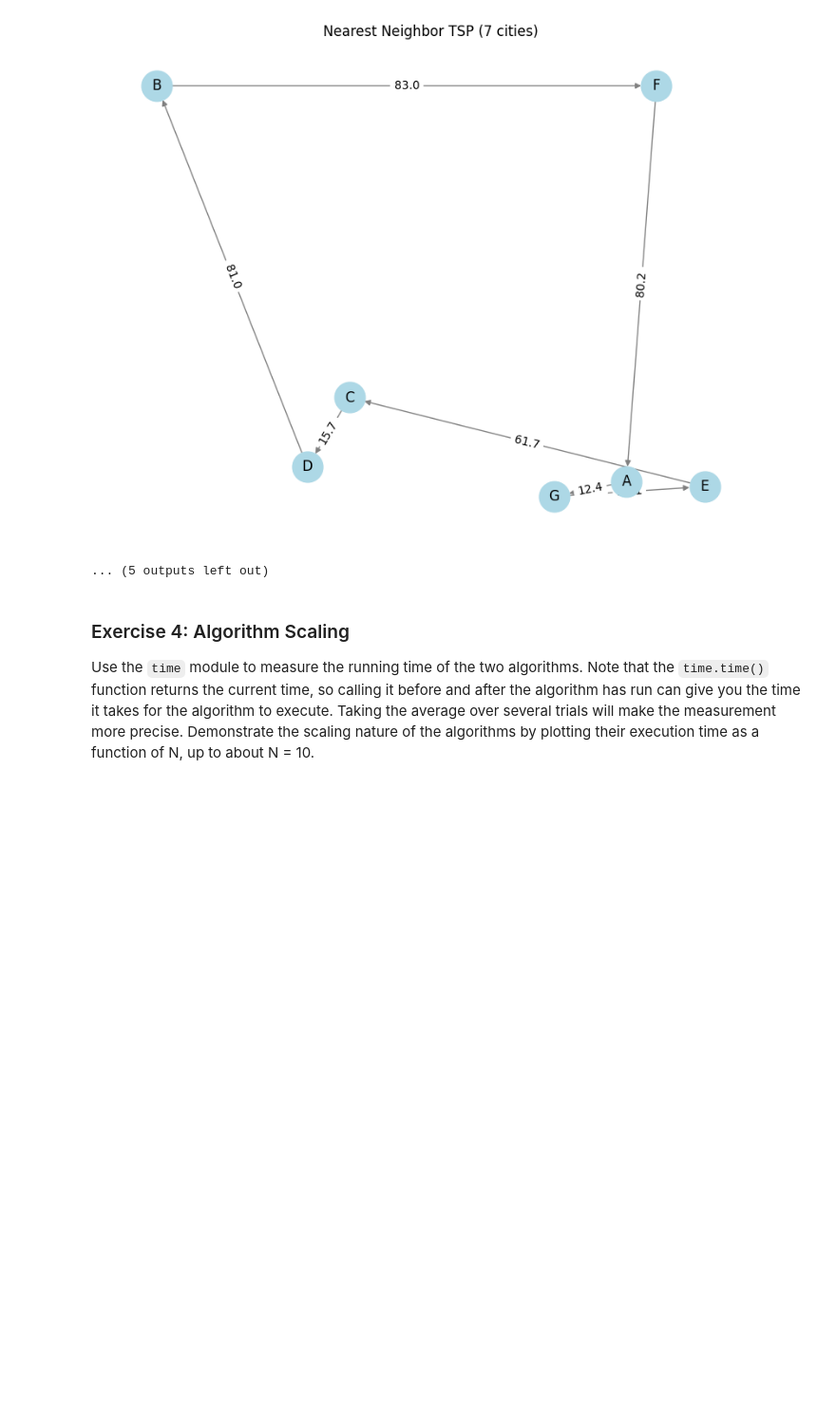
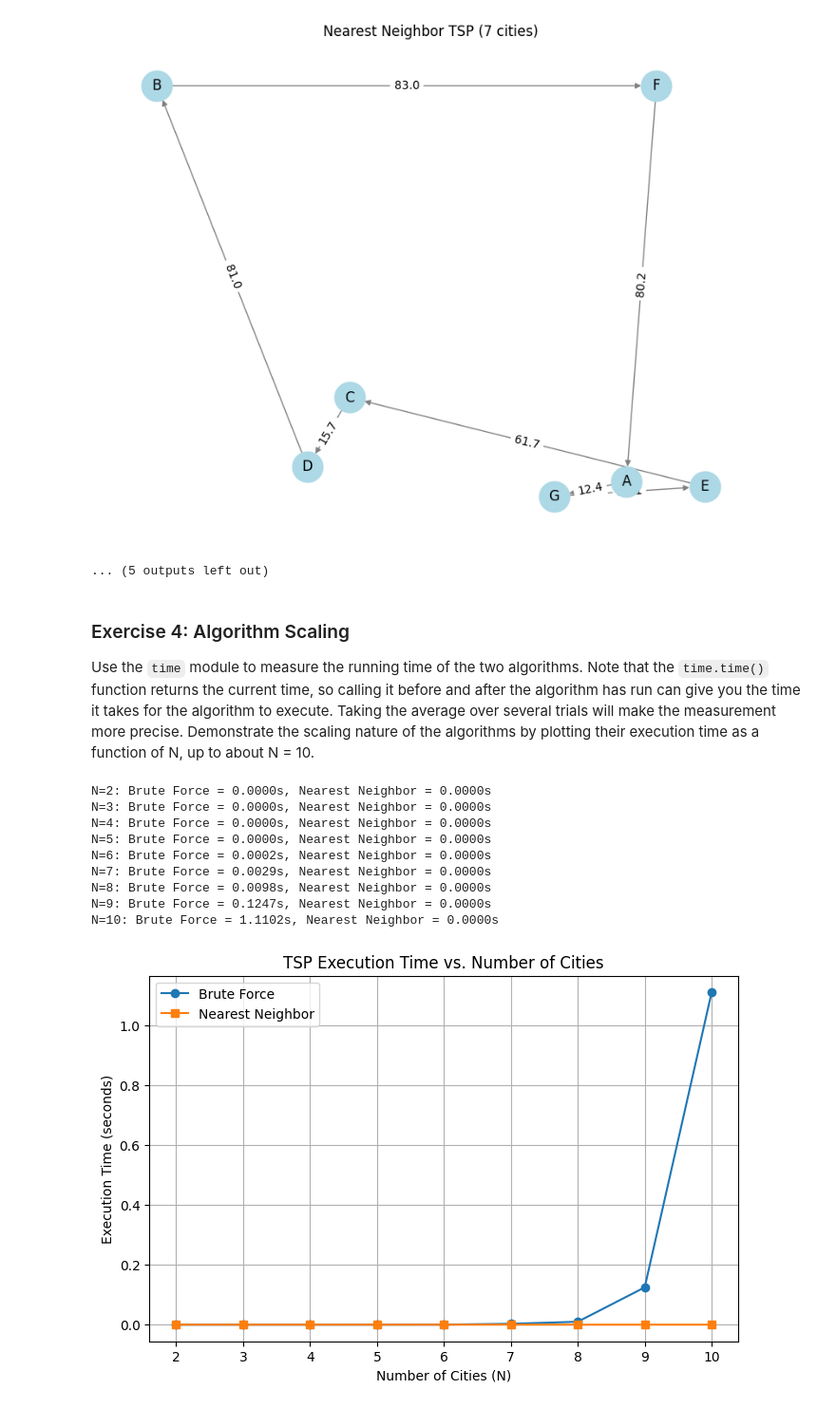
Before and after one commit to Jasn001/COMP_215, a Jupyter notebook: labs/lab05_scaling.ipynb, the cells around one changed output. Shown: that part at 95% size. Cells and saved outputs as stored; diff of their text form; code cells hidden in the pictures; blank space fills up the shorter version.

```diff
--- a/labs/lab05_scaling.ipynb
+++ b/labs/lab05_scaling.ipynb
@@ -257,0 +256,50 @@ Use the `time` module to measure the running time of the two algorithms.  Note t
+# %%
+def measure_time(func, *args, trials=5):
+    '''Measures the average execution time of a function over multiple trials'''
+    times = []
+    for _ in range(trials):
+        start_time = time.time()
+        func(*args)
+        end_time = time.time()
+        times.append(end_time - start_time)
+    return sum(times) / trials
+
+city_sizes = list(range(2, 11))  # N = 2 to 10 cities
+bf_times, nn_times = [], []
+
+for size in city_sizes:
+    city_map = setup_map(size, seed=42)
+    distances = calculate_distances(city_map)
+    start_city = 'A'  # Always start from 'A' for consistency
+
+    # Measure execution times
+    bf_time = measure_time(brute_force_tsp, city_map, distances)
+    nn_time = measure_time(nearest_neighbor_tsp, city_map, distances, start_city)
+
+    # Store results
+    bf_times.append(bf_time)
+    nn_times.append(nn_time)
+
+    print(f"N={size}: Brute Force = {bf_time:.4f}s, Nearest Neighbor = {nn_time:.4f}s")
+
+# Plot execution time vs. city size
+plt.figure(figsize=(8, 5))
+plt.plot(city_sizes, bf_times, label="Brute Force", marker="o", linestyle="-")
+plt.plot(city_sizes, nn_times, label="Nearest Neighbor", marker="s", linestyle="-")
+plt.xlabel("Number of Cities (N)")
+plt.ylabel("Execution Time (seconds)")
+plt.title("TSP Execution Time vs. Number of Cities")
+plt.legend()
+plt.grid()
+plt.show()
+# %% [output]
+N=2: Brute Force = 0.0000s, Nearest Neighbor = 0.0000s
+N=3: Brute Force = 0.0000s, Nearest Neighbor = 0.0000s
+N=4: Brute Force = 0.0000s, Nearest Neighbor = 0.0000s
+N=5: Brute Force = 0.0000s, Nearest Neighbor = 0.0000s
+N=6: Brute Force = 0.0002s, Nearest Neighbor = 0.0000s
+N=7: Brute Force = 0.0029s, Nearest Neighbor = 0.0000s
+N=8: Brute Force = 0.0098s, Nearest Neighbor = 0.0000s
+N=9: Brute Force = 0.1247s, Nearest Neighbor = 0.0000s
+N=10: Brute Force = 1.1102s, Nearest Neighbor = 0.0000s
+[figure, added]
```
Also changed, not shown: parts of 1 cell of this notebook.
